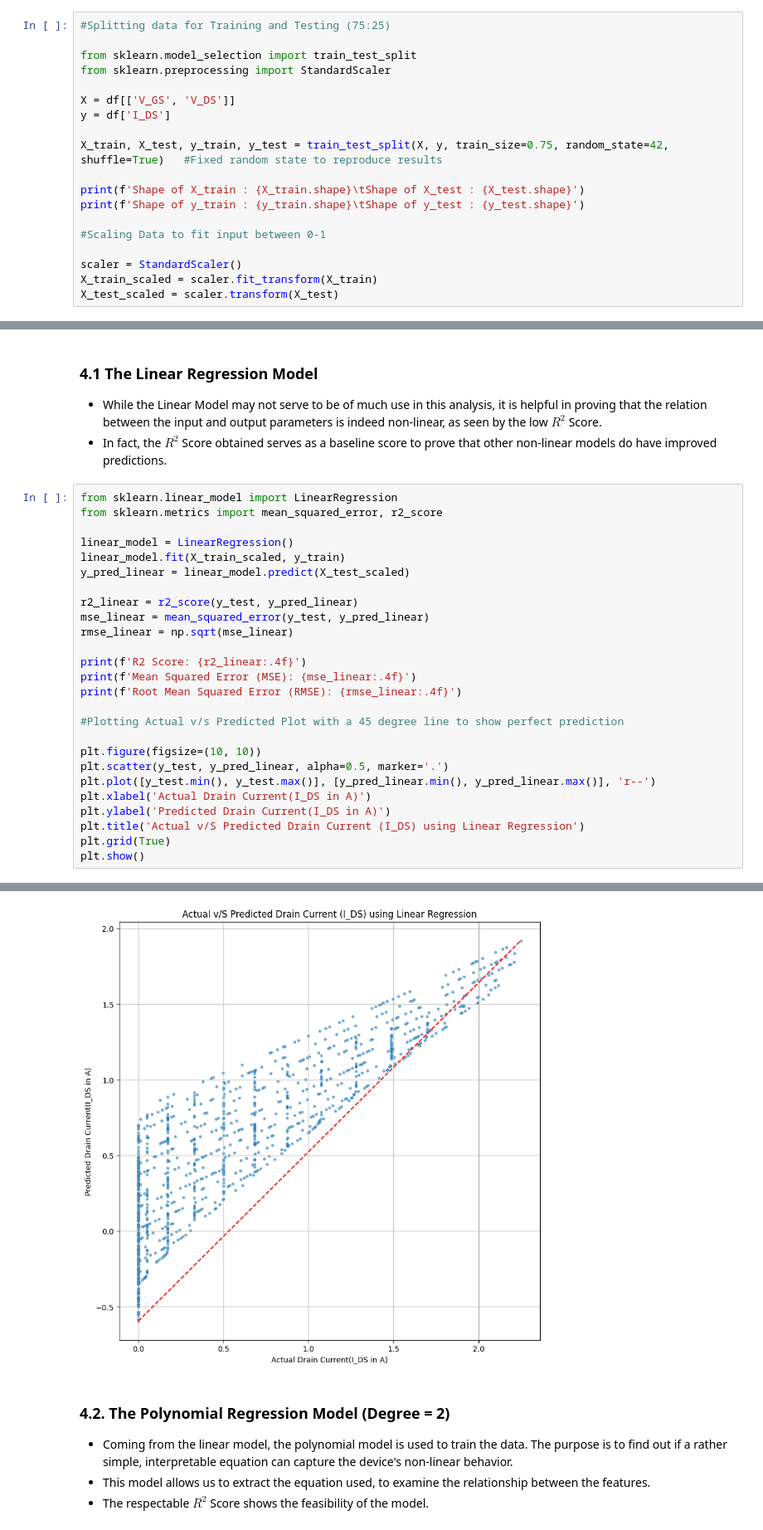
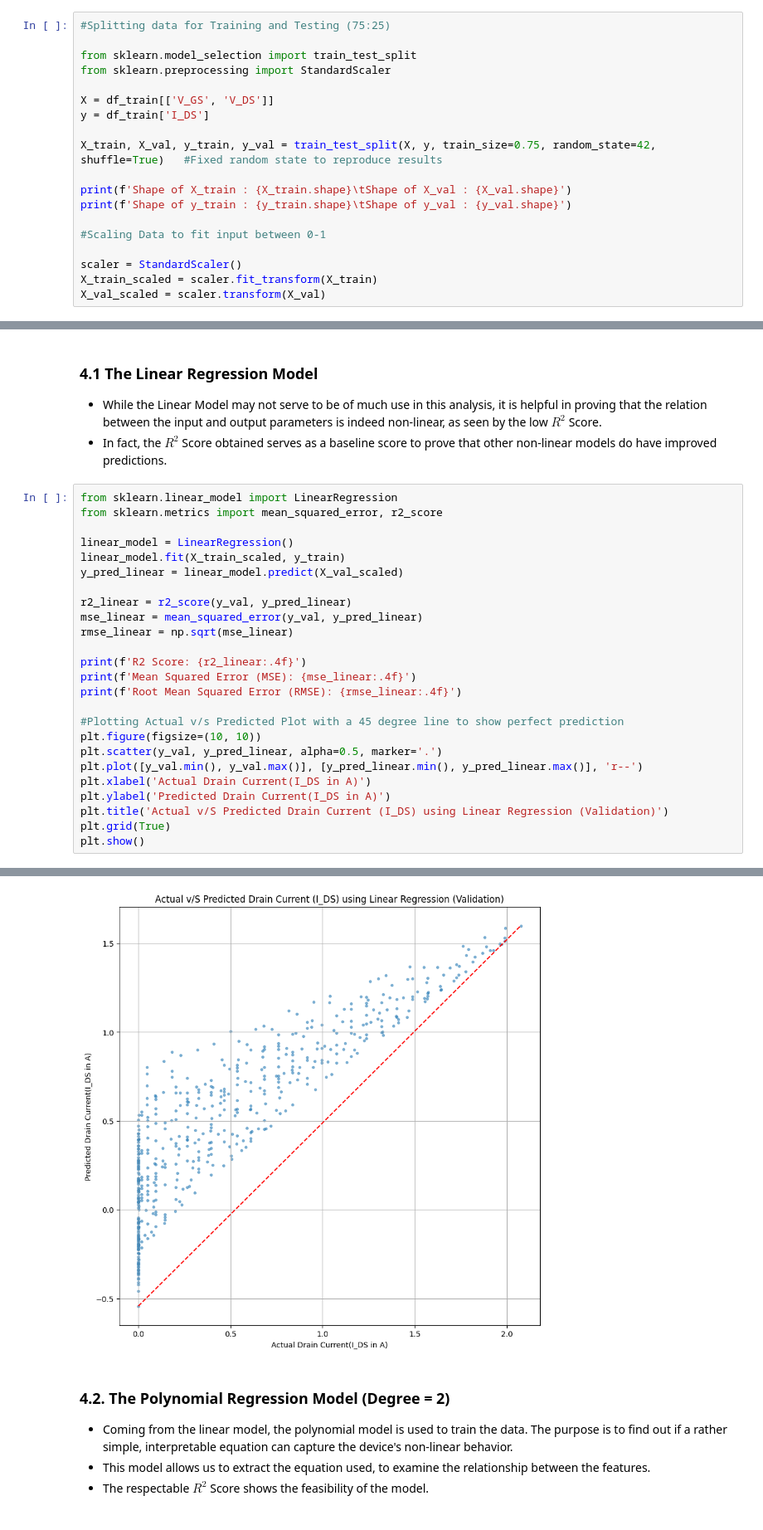
Before and after one commit to squareybrow/MOSFET-Behavioral-Modeling-ML, a Jupyter notebook: main.ipynb, the cells around one changed output, grey strips where cells are left out. Shown at 83% size. Cells and saved outputs as stored; diff of their text form.

Commit message:
Separate test dataset and its analysis

```diff
--- a/main.ipynb
+++ b/main.ipynb
@@ -157,17 +154,17 @@ plt.show()
 from sklearn.model_selection import train_test_split
 from sklearn.preprocessing import StandardScaler
 
-X = df[['V_GS', 'V_DS']]
-y = df['I_DS']
+X = df_train[['V_GS', 'V_DS']]
+y = df_train['I_DS']
 
-X_train, X_test, y_train, y_test = train_test_split(X, y, train_size=0.75, random_state=42, shuffle=True)   #Fixed random state to reproduce results
+X_train, X_val, y_train, y_val = train_test_split(X, y, train_size=0.75, random_state=42, shuffle=True)   #Fixed random state to reproduce results
 
-print(f'Shape of X_train : {X_train.shape}\tShape of X_test : {X_test.shape}')
-print(f'Shape of y_train : {y_train.shape}\tShape of y_test : {y_test.shape}')
+print(f'Shape of X_train : {X_train.shape}\tShape of X_val : {X_val.shape}')
+print(f'Shape of y_train : {y_train.shape}\tShape of y_val : {y_val.shape}')
 
 #Scaling Data to fit input between 0-1
 
 scaler = StandardScaler()
 X_train_scaled = scaler.fit_transform(X_train)
-X_test_scaled = scaler.transform(X_test)
+X_val_scaled = scaler.transform(X_val)
 # %% [output]
@@ -186,10 +183,10 @@ from sklearn.metrics import mean_squared_error, r2_score
 
 linear_model = LinearRegression()
 linear_model.fit(X_train_scaled, y_train)
-y_pred_linear = linear_model.predict(X_test_scaled)
+y_pred_linear = linear_model.predict(X_val_scaled)
 
-r2_linear = r2_score(y_test, y_pred_linear)
-mse_linear = mean_squared_error(y_test, y_pred_linear)
+r2_linear = r2_score(y_val, y_pred_linear)
+mse_linear = mean_squared_error(y_val, y_pred_linear)
 rmse_linear = np.sqrt(mse_linear)
 
 print(f'R2 Score: {r2_linear:.4f}')
@@ -197,13 +194,12 @@ print(f'Mean Squared Error (MSE): {mse_linear:.4f}')
 print(f'Root Mean Squared Error (RMSE): {rmse_linear:.4f}')
 
 #Plotting Actual v/s Predicted Plot with a 45 degree line to show perfect prediction
-
 plt.figure(figsize=(10, 10))
-plt.scatter(y_test, y_pred_linear, alpha=0.5, marker='.')
-plt.plot([y_test.min(), y_test.max()], [y_pred_linear.min(), y_pred_linear.max()], 'r--')
+plt.scatter(y_val, y_pred_linear, alpha=0.5, marker='.')
+plt.plot([y_val.min(), y_val.max()], [y_pred_linear.min(), y_pred_linear.max()], 'r--')
 plt.xlabel('Actual Drain Current(I_DS in A)')
 plt.ylabel('Predicted Drain Current(I_DS in A)')
-plt.title('Actual v/S Predicted Drain Current (I_DS) using Linear Regression')
+plt.title('Actual v/S Predicted Drain Current (I_DS) using Linear Regression (Validation)')
 plt.grid(True)
 plt.show()
 # %% [output]
@@ -213,4 +209,4 @@ Root Mean Squared Error (RMSE): 0.3009
-[figure, old version]
+[figure, new version]
 # %% [markdown]
 ### 4.2. The Polynomial Regression Model (Degree = 2)
 - Coming from the linear model, the polynomial model is used to train the data. The purpose is to find out if a rather simple, interpretable equation can capture the device's non-linear behavior.
```
Also changed, not shown: parts of 21 cells of this notebook, 8 other files.
